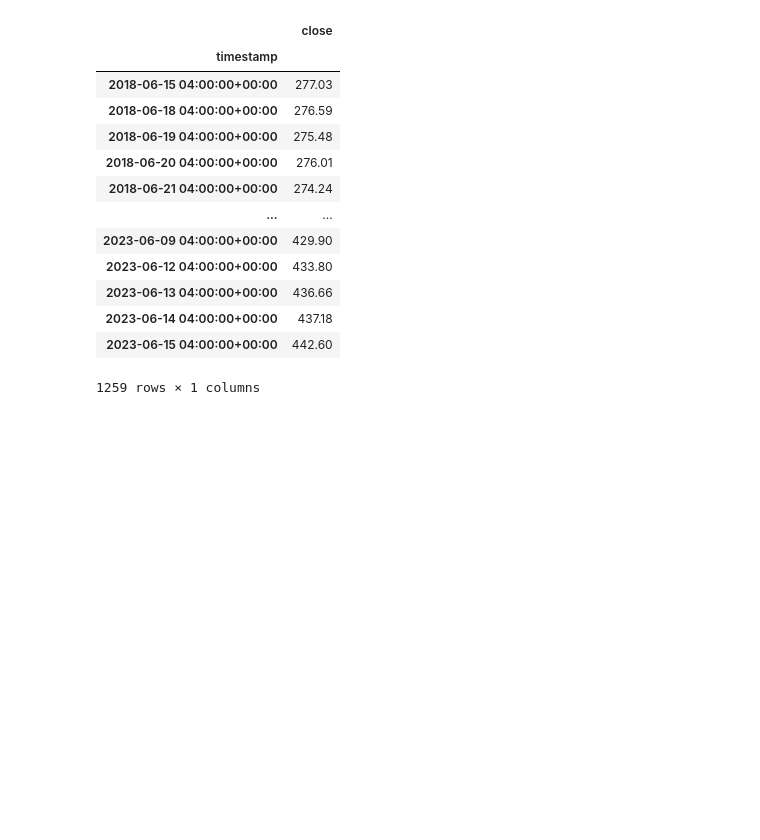
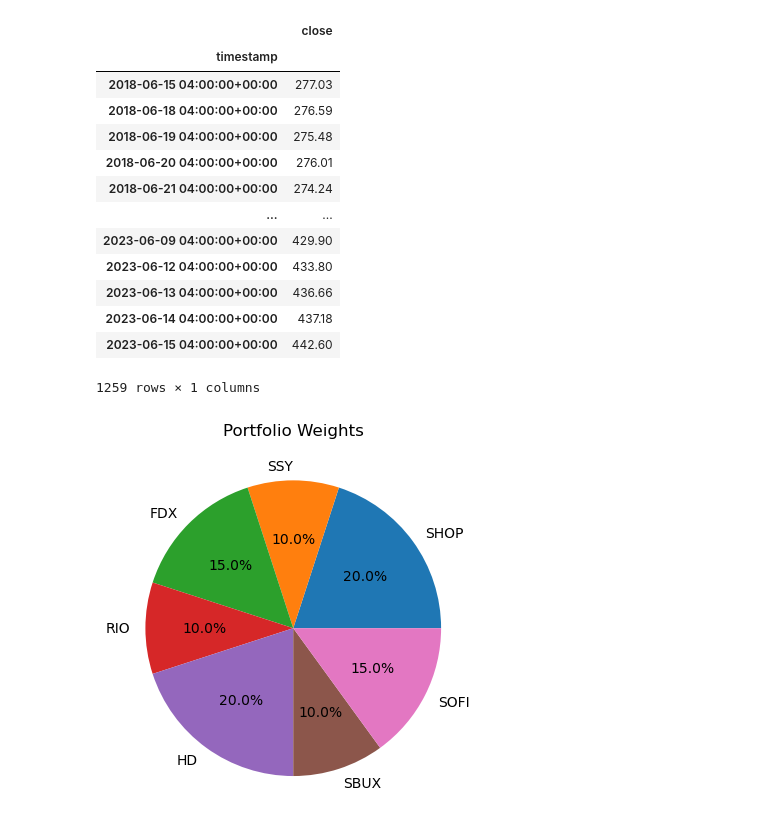
Before and after one commit to GitHubArubTub/Project-1, a Jupyter notebook: project-1.ipynb, the cells around one changed output. Drawn from its saved outputs; the diff is of its cells as text; code cells hidden in the pictures; blank space fills up the shorter version.

Commit message:
Pie Chart, Drawdown & Cumulative Return

```diff
--- a/project-1.ipynb
+++ b/project-1.ipynb
@@ -95,3 +95,34 @@ display(SPY_df)
 | 2023-06-14 04:00:00+00:00 | 437.18 |
 | 2023-06-15 04:00:00+00:00 | 442.60 |
 1259 rows × 1 columns
+# %%
+import matplotlib.pyplot as plt
+
+# Define the desired weights for each stock in the portfolio
+# The weights should add up to 1 (or 100%)
+weights = {
+    'SHOP': 0.2,   # 20% weight
+    'SSY': 0.1,    # 10% weight
+    'FDX': 0.15,   # 15% weight
+    'RIO': 0.1,    # 10% weight
+    'HD': 0.2,     # 20% weight
+    'SBUX': 0.1,   # 10% weight
+    'SOFI': 0.15   # 15% weight
+}
+
+#---------------------------------------------
+
+# Extract the stock symbols and weights
+symbols = list(weights.keys())
+weights_values = list(weights.values())
+
+# Create a pie chart
+plt.pie(weights_values, labels=symbols, autopct='%1.1f%%')
+
+# Add a title
+plt.title('Portfolio Weights')
+
+# Display the chart
+plt.show()
+# %% [output]
+[figure, added]
```
Also changed, not shown: parts of 4 cells of this notebook.
